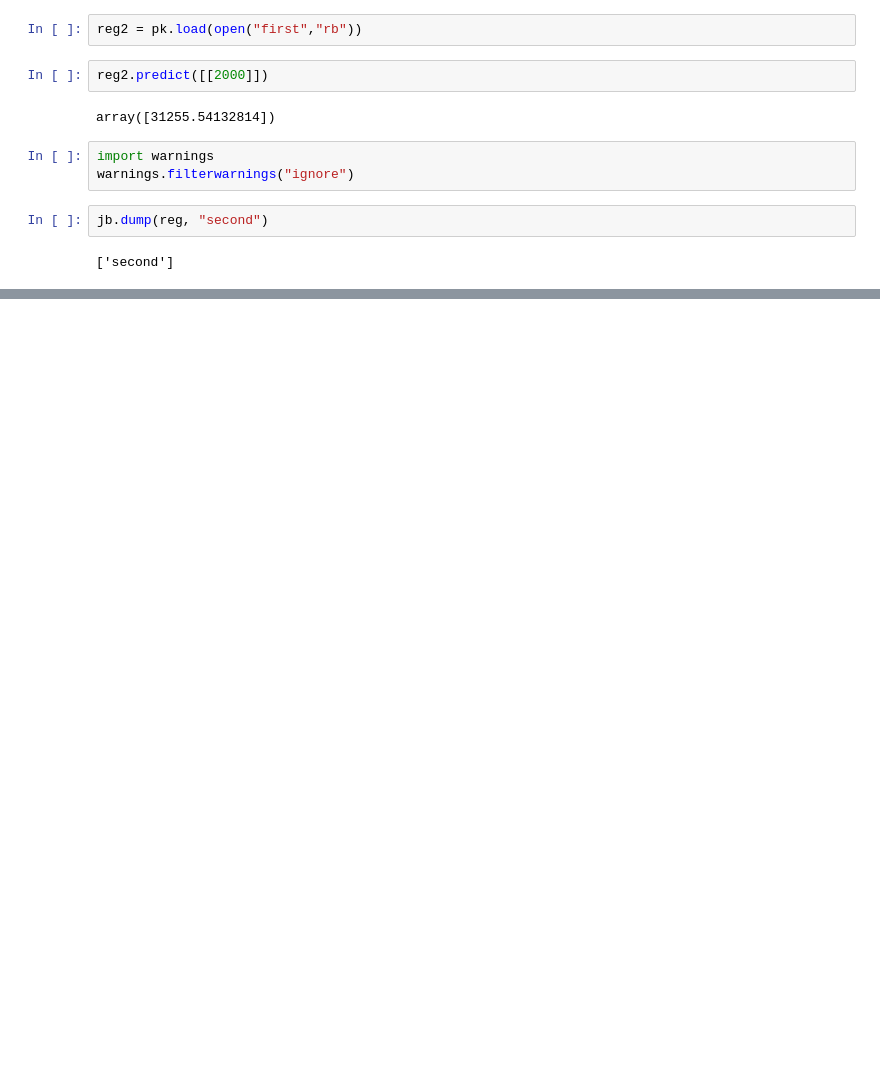
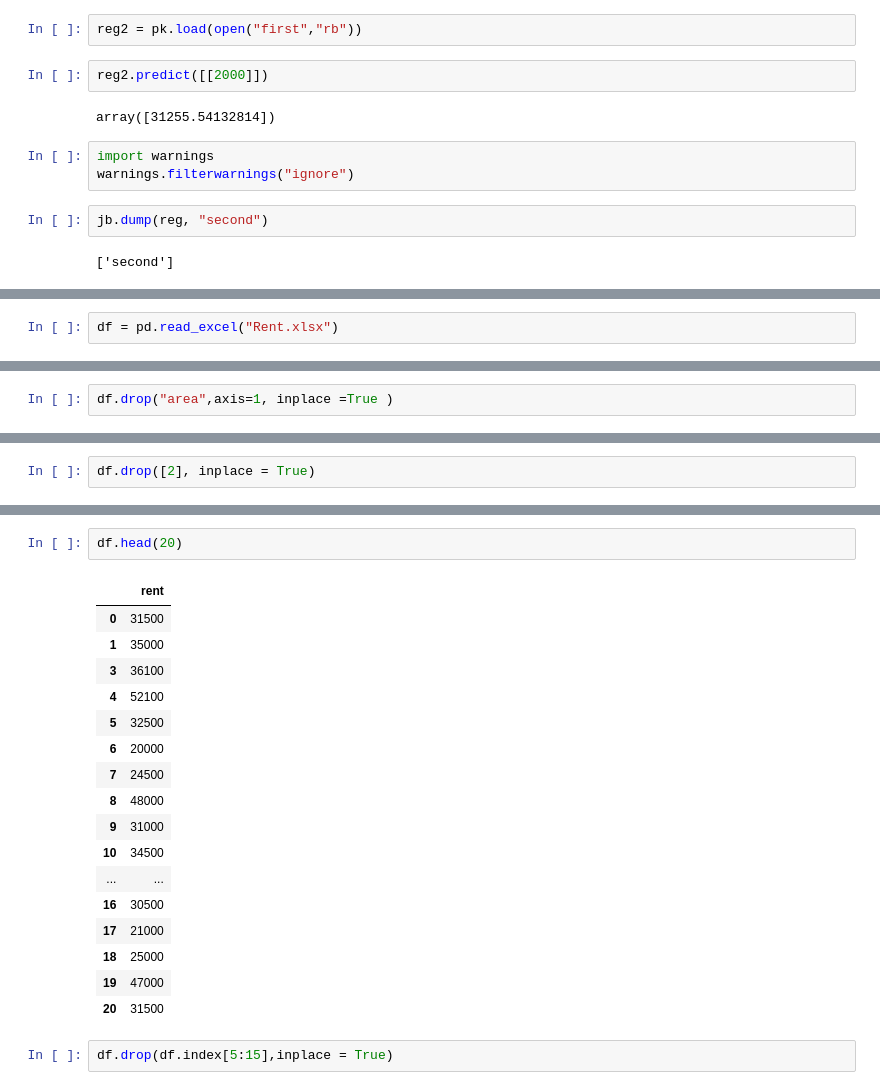
Before and after one commit to jarinraya02/Machine_Learning_Course, a Jupyter notebook: Class 1/Practice1.ipynb, the cells around one changed output, grey strips where cells are left out. Cells and saved outputs as stored; diff of their text form; blank space fills up the shorter version.

```diff
--- a/Class 1/Practice1.ipynb
+++ b/Class 1/Practice1.ipynb
@@ -428,0 +431,2 @@ jb.dump(reg, "second")
+# %%
+df = pd.read_excel("Rent.xlsx")
@@ -428,0 +442,2 @@ jb.dump(reg, "second")
+# %%
+df.drop("area",axis=1, inplace =True )
@@ -428,0 +453,2 @@ jb.dump(reg, "second")
+# %%
+df.drop([2], inplace = True)
@@ -428,0 +464,22 @@ jb.dump(reg, "second")
+# %%
+df.head(20)
+# %% [output]
+|  | rent |
+| 0 | 31500 |
+| 1 | 35000 |
+| 3 | 36100 |
+| 4 | 52100 |
+| 5 | 32500 |
+| 6 | 20000 |
+| 7 | 24500 |
+| 8 | 48000 |
+| 9 | 31000 |
+| 10 | 34500 |
+| ... | ... |
+| 16 | 30500 |
+| 17 | 21000 |
+| 18 | 25000 |
+| 19 | 47000 |
+| 20 | 31500 |
+# %%
+df.drop(df.index[5:15],inplace = True)
```
Also changed, not shown: parts of 15 cells of this notebook, 3 other files.
